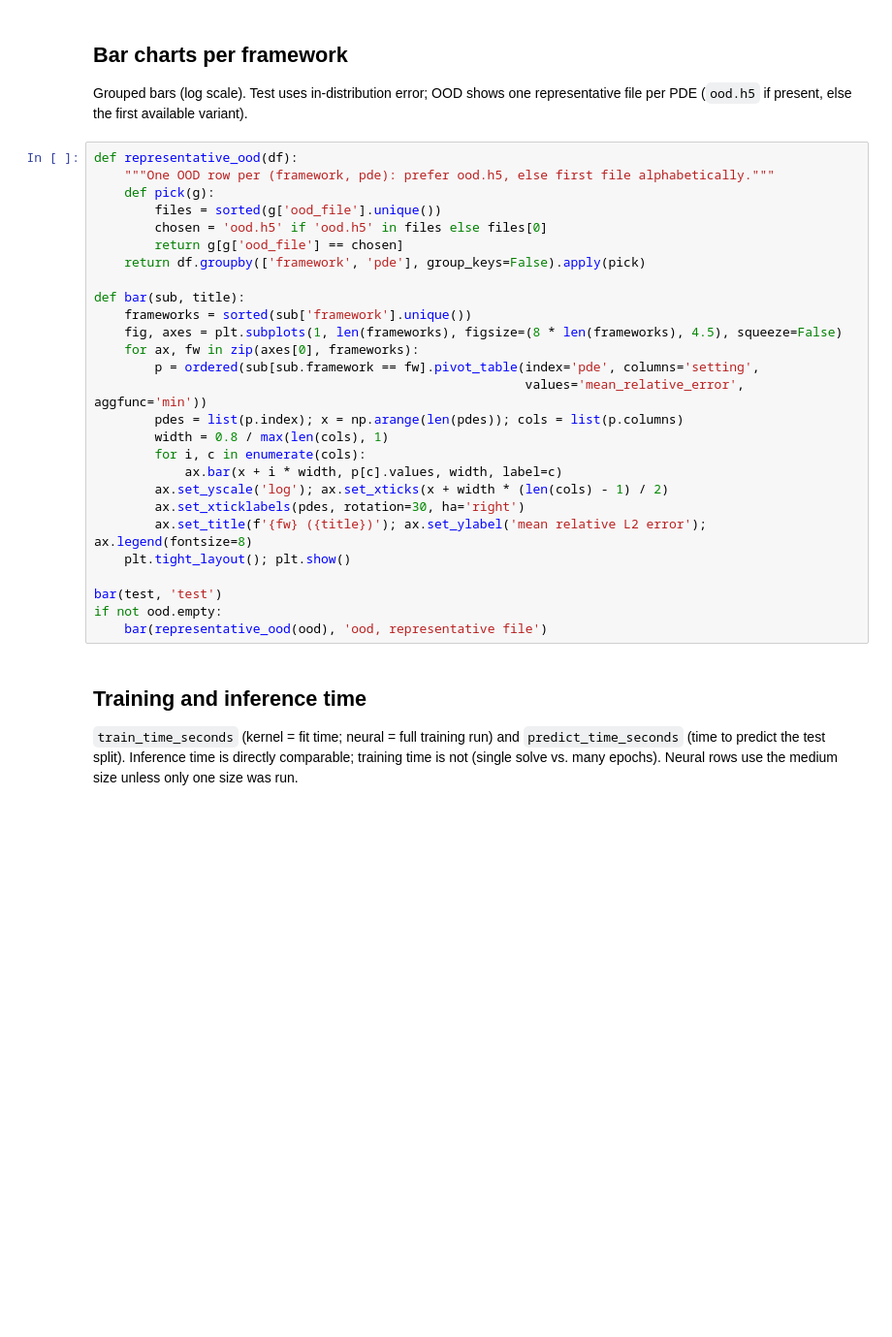
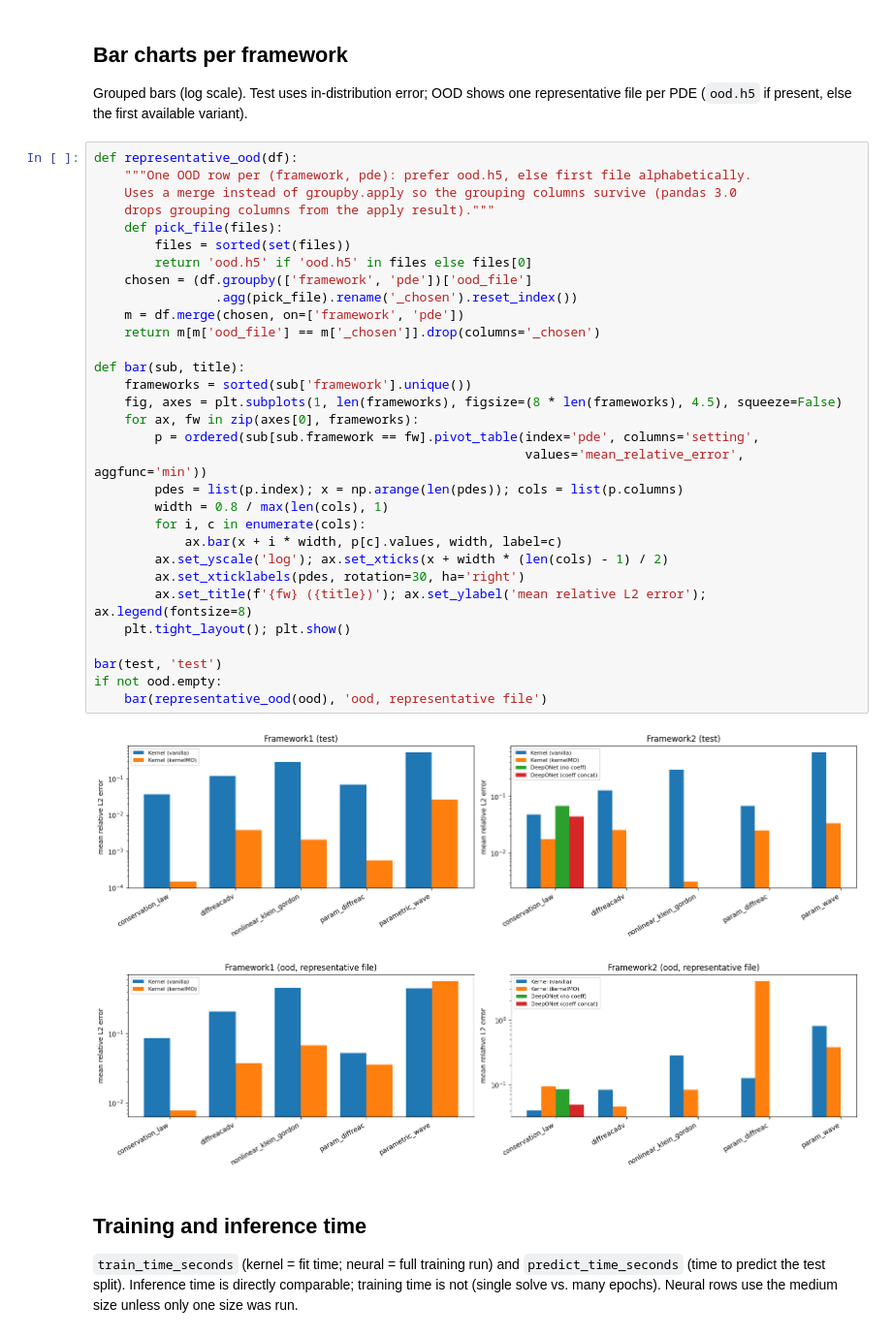
Before and after one commit to liaochunyang/kernelMO, a Jupyter notebook: neural_network_experiments/comparison_visualize.ipynb, the cells around one changed output. Shown at 97% size. Saved outputs shown, nothing was run; the diff lists cells and outputs as text; blank space fills up the shorter version.

```diff
--- a/neural_network_experiments/comparison_visualize.ipynb
+++ b/neural_network_experiments/comparison_visualize.ipynb
@@ -138,31 +196,38 @@ Grouped bars (log scale). Test uses in-distribution error; OOD shows one represe
 (`ood.h5` if present, else the first available variant).
 # %%
 def representative_ood(df):
-    """One OOD row per (framework, pde): prefer ood.h5, else first file alphabetically."""
-    def pick(g):
-        files = sorted(g['ood_file'].unique())
-        chosen = 'ood.h5' if 'ood.h5' in files else files[0]
-        return g[g['ood_file'] == chosen]
-    return df.groupby(['framework', 'pde'], group_keys=False).apply(pick)
+    """One OOD row per (framework, pde): prefer ood.h5, else first file alphabetically.
+    Uses a merge instead of groupby.apply so the grouping columns survive (pandas 3.0
+    drops grouping columns from the apply result)."""
+    def pick_file(files):
+        files = sorted(set(files))
+        return 'ood.h5' if 'ood.h5' in files else files[0]
+    chosen = (df.groupby(['framework', 'pde'])['ood_file']
+                .agg(pick_file).rename('_chosen').reset_index())
+    m = df.merge(chosen, on=['framework', 'pde'])
+    return m[m['ood_file'] == m['_chosen']].drop(columns='_chosen')
 
 def bar(sub, title):
     frameworks = sorted(sub['framework'].unique())
     fig, axes = plt.subplots(1, len(frameworks), figsize=(8 * len(frameworks), 4.5), squeeze=False)
     for ax, fw in zip(axes[0], frameworks):
         p = ordered(sub[sub.framework == fw].pivot_table(index='pde', columns='setting',
                                                          values='mean_relative_error', aggfunc='min'))
         pdes = list(p.index); x = np.arange(len(pdes)); cols = list(p.columns)
         width = 0.8 / max(len(cols), 1)
         for i, c in enumerate(cols):
             ax.bar(x + i * width, p[c].values, width, label=c)
         ax.set_yscale('log'); ax.set_xticks(x + width * (len(cols) - 1) / 2)
         ax.set_xticklabels(pdes, rotation=30, ha='right')
         ax.set_title(f'{fw} ({title})'); ax.set_ylabel('mean relative L2 error'); ax.legend(fontsize=8)
     plt.tight_layout(); plt.show()
 
 bar(test, 'test')
 if not ood.empty:
     bar(representative_ood(ood), 'ood, representative file')
+# %% [output]
+[figure, added]
+[figure, added]
 # %% [markdown]
 ## Training and inference time
 
```
Also changed, not shown: parts of 9 cells of this notebook, 4 other files.
